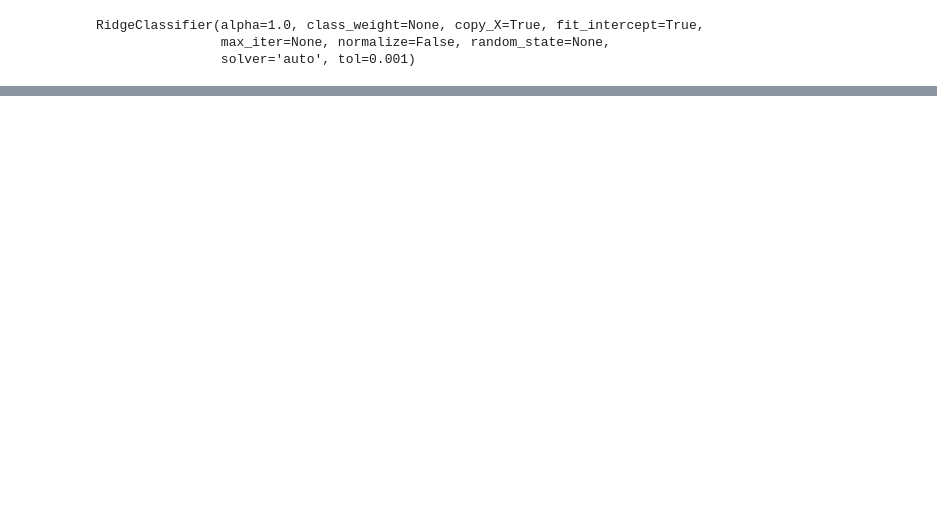
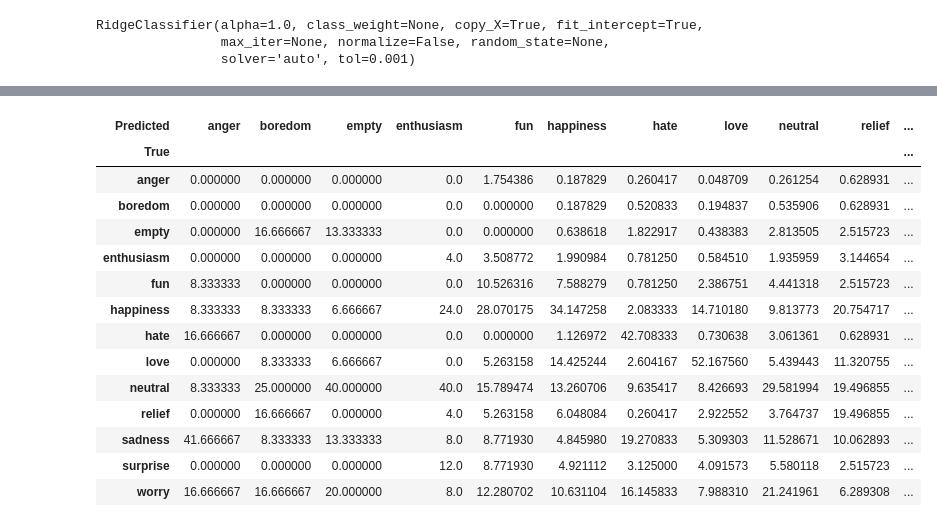
Before and after one commit to BrooksDiwu/MoodPrediction, a Jupyter notebook: EDA.ipynb, the cells around one changed output, grey strips where cells are left out. Saved outputs shown, nothing was run; the diff lists cells and outputs as text; code cells hidden in the pictures; blank space fills up the shorter version.

Commit message:
created predictor

```diff
--- a/EDA.ipynb
+++ b/EDA.ipynb
@@ -152,8 +184,8 @@ document_tfidf_matrix = tfidf.fit_transform(corpus)
 X = document_tfidf_matrix
 y = data['sentiment']
 # %%
-Xtrain, Xtest, ytrain, ytest = train_test_split(X, y, test_size = 0.75)
+Xtrain, Xtest, ytrain, ytest = train_test_split(X, y, test_size = 0.25)
 # %%
-lg = LogisticRegression()
+lg = LogisticRegression(max_iter = 300)
 lg.fit(Xtrain,ytrain)
 # %% [output]
@@ -198,3 +219,5 @@ model = GradientBoostingClassifier()
+# %%
+model = GradientBoostingClassifier(n_estimators = 500, learning_rate = 0.01)
 # %%
 model.fit(Xtrain, ytrain)
 # %% [output]
@@ -283,33 +305,0 @@ ridge.score(Xtest, ytest)
-# %%
-N_ESTIMATORS = 100
-N_FOLDS = 5
-
-learning_rates = [0.2, 0.1, 0.025, 0.01]
-N_LEARNING_RATES = len(learning_rates)
-
-train_scores = np.zeros((N_FOLDS, N_LEARNING_RATES, N_ESTIMATORS))
-test_scores = np.zeros((N_FOLDS, N_LEARNING_RATES, N_ESTIMATORS))
-
-folds = cv.KFold(n_splits=N_FOLDS, shuffle=True, random_state=1)
-
-for k, (train_idxs, test_idxs) in enumerate(folds.split(X)):
-    X_train, y_train = X[train_idxs, :], y[train_idxs]
-    X_test, y_test = X[test_idxs, :], y[test_idxs]
-
-    models = [GradientBoostingClassifier(n_estimators = N_ESTIMATORS,
-                                        max_depth=3, learning_rate=lr, subsample=0.5,
-                                        random_state=154)
-              for lr in learning_rates]
-    for model in models:
-        model.fit(X_train, y_train)
-
-    for i, model in enumerate(models):
-        for j, y_pred in enumerate(model.staged_predict(X_train)):
-            train_scores[k, i, j] = model.loss_(y_train, y_pred)
-
-    for i, model in enumerate(models):
-        for j, y_pred in enumerate(model.staged_predict(X_test)):
-            test_scores[k, i, j] = model.loss_(y_test, y_pred)
-
-mean_train_scores = np.mean(train_scores, axis=0)
-mean_test_scores = np.mean(test_scores, axis=0)
@@ -340,0 +347,18 @@ _ = plt.suptitle("Effect of Varying the Learning Rate", fontsize=20)
+# %%
+pd.crosstab(ytest, model.predict(Xtest), rownames=['True'], colnames=['Predicted']).apply(lambda r: 100.0 * r/r.sum())
+# %% [output]
+| Predicted | anger | boredom | empty | enthusiasm | fun | happiness | hate | love | neutral | relief | ... |
+| True |  |  |  |  |  |  |  |  |  |  | ... |
+| anger | 0.000000 | 0.000000 | 0.000000 | 0.0 | 1.754386 | 0.187829 | 0.260417 | 0.048709 | 0.261254 | 0.628931 | ... |
+| boredom | 0.000000 | 0.000000 | 0.000000 | 0.0 | 0.000000 | 0.187829 | 0.520833 | 0.194837 | 0.535906 | 0.628931 | ... |
+| empty | 0.000000 | 16.666667 | 13.333333 | 0.0 | 0.000000 | 0.638618 | 1.822917 | 0.438383 | 2.813505 | 2.515723 | ... |
+| enthusiasm | 0.000000 | 0.000000 | 0.000000 | 4.0 | 3.508772 | 1.990984 | 0.781250 | 0.584510 | 1.935959 | 3.144654 | ... |
+| fun | 8.333333 | 0.000000 | 0.000000 | 0.0 | 10.526316 | 7.588279 | 0.781250 | 2.386751 | 4.441318 | 2.515723 | ... |
+| happiness | 8.333333 | 8.333333 | 6.666667 | 24.0 | 28.070175 | 34.147258 | 2.083333 | 14.710180 | 9.813773 | 20.754717 | ... |
+| hate | 16.666667 | 0.000000 | 0.000000 | 0.0 | 0.000000 | 1.126972 | 42.708333 | 0.730638 | 3.061361 | 0.628931 | ... |
+| love | 0.000000 | 8.333333 | 6.666667 | 0.0 | 5.263158 | 14.425244 | 2.604167 | 52.167560 | 5.439443 | 11.320755 | ... |
+| neutral | 8.333333 | 25.000000 | 40.000000 | 40.0 | 15.789474 | 13.260706 | 9.635417 | 8.426693 | 29.581994 | 19.496855 | ... |
+| relief | 0.000000 | 16.666667 | 0.000000 | 4.0 | 5.263158 | 6.048084 | 0.260417 | 2.922552 | 3.764737 | 19.496855 | ... |
+| sadness | 41.666667 | 8.333333 | 13.333333 | 8.0 | 8.771930 | 4.845980 | 19.270833 | 5.309303 | 11.528671 | 10.062893 | ... |
+| surprise | 0.000000 | 0.000000 | 0.000000 | 12.0 | 8.771930 | 4.921112 | 3.125000 | 4.091573 | 5.580118 | 2.515723 | ... |
+| worry | 16.666667 | 16.666667 | 20.000000 | 8.0 | 12.280702 | 10.631104 | 16.145833 | 7.988310 | 21.241961 | 6.289308 | ... |
```
Also changed, not shown: parts of 25 cells of this notebook, 2 other files.
